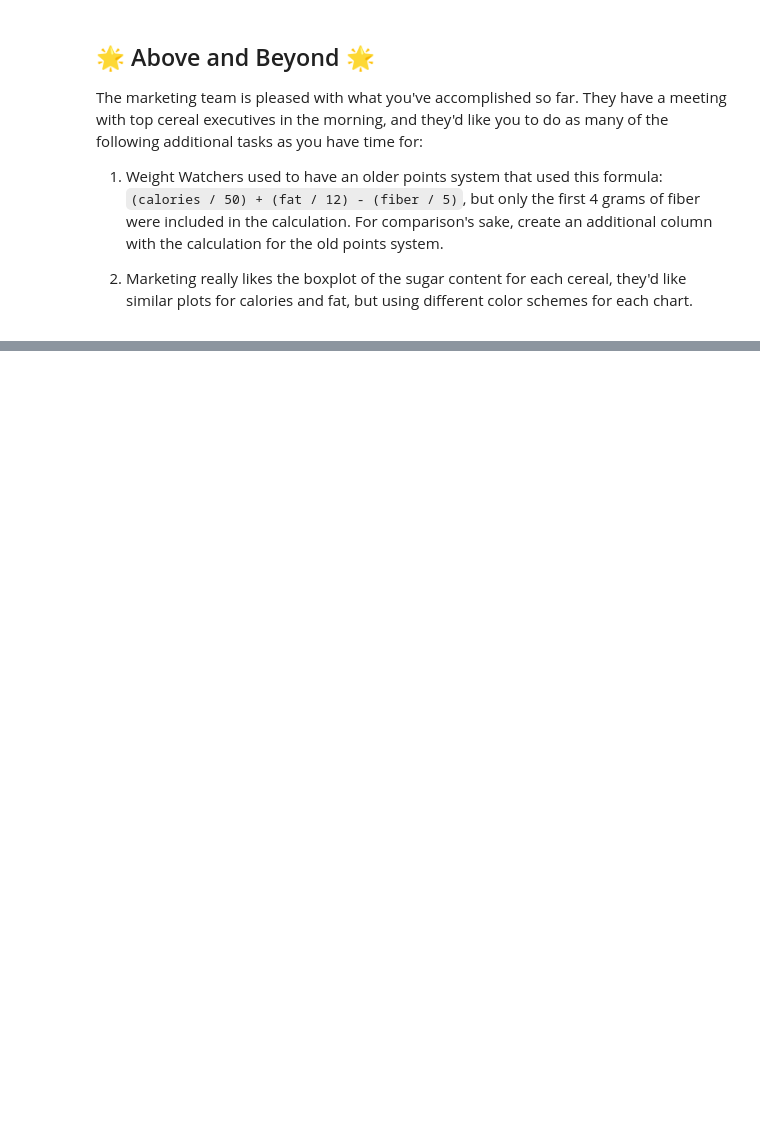
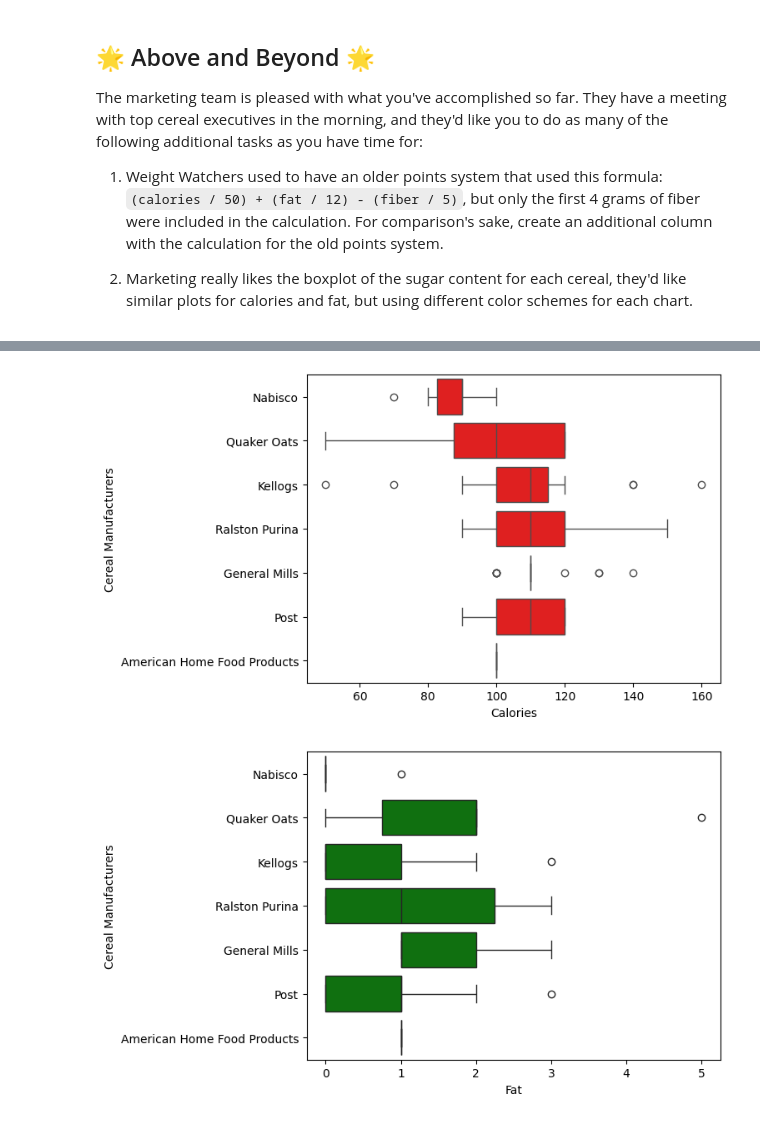
Before and after one commit to ashishjain-repo/cse450, a Jupyter notebook: notebooks/Exploration_02.ipynb, the cells around one changed output, grey strips where cells are left out. Cells and saved outputs as stored; diff of their text form; code cells hidden in the pictures; blank space fills up the shorter version.

```diff
--- a/notebooks/Exploration_02.ipynb
+++ b/notebooks/Exploration_02.ipynb
@@ -209,3 +209,6 @@ The marketing team is pleased with what you've accomplished so far. They have a
 1. Weight Watchers used to have an older points system that used this formula: `(calories / 50) + (fat / 12) - (fiber / 5)`, but only the first 4 grams of fiber were included in the calculation. For comparison's sake, create an additional column with the calculation for the old points system.
 
 2. Marketing really likes the boxplot of the sugar content for each cereal, they'd like similar plots for calories and fat, but using different color schemes for each chart.
+# %%
+data["old_points"] = ((data["calories"] / 50) + (data["fat"] / 12) - (data["fiber"] / 5)).round().astype("int64")
+data[data["manufacturer"] == "Kellogs"].describe()
@@ -211,0 +225,14 @@ The marketing team is pleased with what you've accomplished so far. They have a
+# %%
+sns.boxplot(data=data, x="calories", y="manufacturer", color="red")
+plt.ylabel("Cereal Manufacturers")
+plt.xlabel("Calories")
+plt.show()
+plt.close()
+sns.boxplot(data=data, x="fat", y="manufacturer", color="green")
+plt.ylabel("Cereal Manufacturers")
+plt.xlabel("Fat")
+plt.show()
+plt.close()
+# %% [output]
+[figure, added]
+[figure, added]
```
Also changed, not shown: parts of 1 cell of this notebook.
